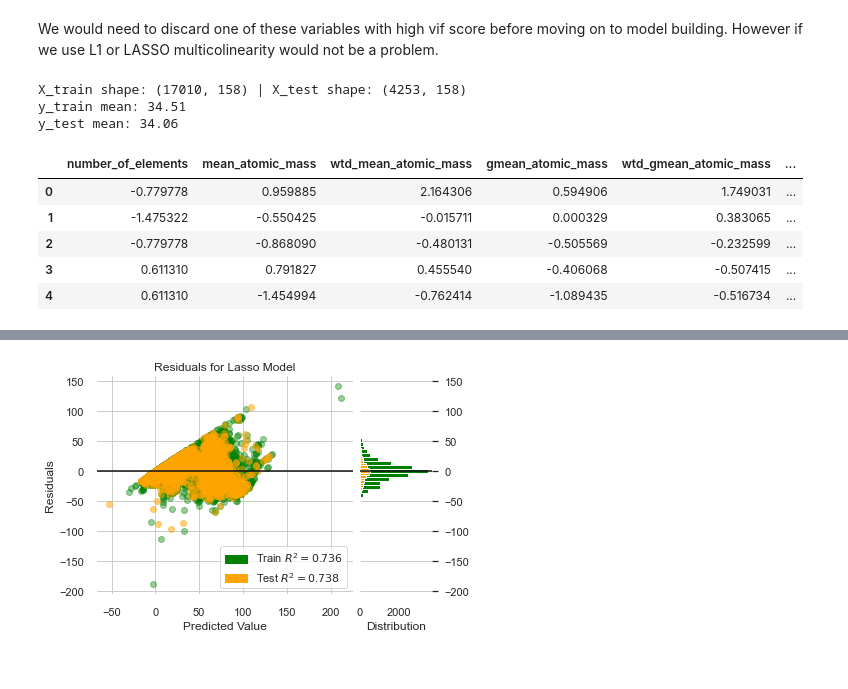
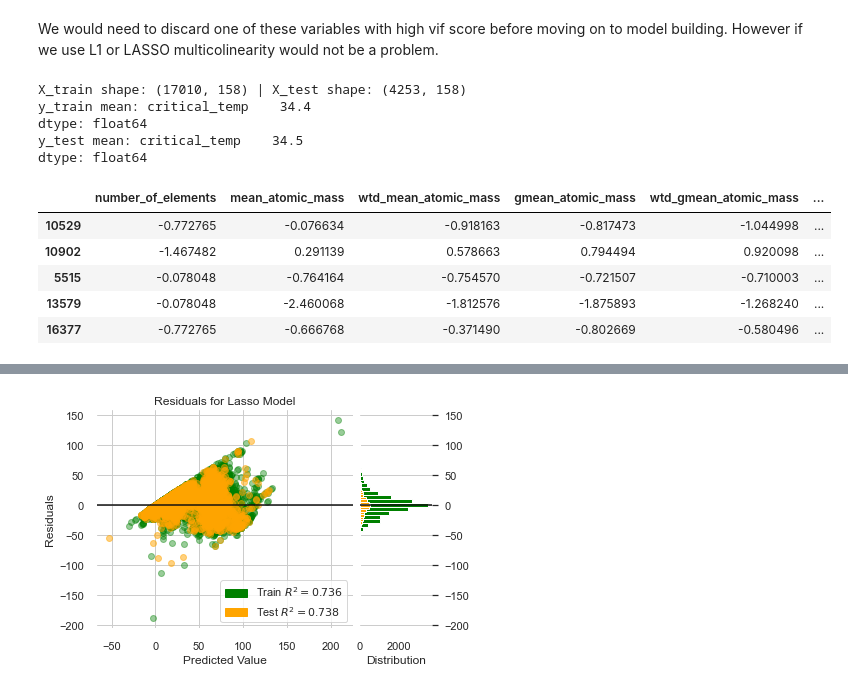
Before and after one commit to rajeshsk/QTW, a Jupyter notebook: CaseStudy1/noteBooks/Kris_updated_CaseStudy1_LinearRegression-Copy3.ipynb, the cells around one changed output, grey strips where cells are left out. Drawn from its saved outputs; the diff is of its cells as text; code cells hidden in the pictures.

```diff
--- a/CaseStudy1/noteBooks/Kris_updated_CaseStudy1_LinearRegression-Copy3.ipynb
+++ b/CaseStudy1/noteBooks/Kris_updated_CaseStudy1_LinearRegression-Copy3.ipynb
@@ -303,3 +263,6 @@ df_clean=df_clean.drop(['material'],axis=1)
+# %%
+#Remove all columns with only zeros
+df_clean = df.loc[:, (df != 0).any(axis=0)]
 # %%
 df_clean.head()
 # %% [output]
@@ -312,6 +298,6 @@ df_clean.head()
 # %%
-y = df_clean.iloc[::,-1]
-X=df_clean.loc[:,df_clean.columns!='critical_temp']
+y = df_clean.loc[:, df_clean.columns == 'critical_temp']
+X = df_clean.loc[:, df_clean.columns != 'critical_temp']
 # %%
 X.head()
 # %% [output]
@@ -397,11 +401,7 @@ print("y_train mean:", round(np.mean(y_train),2))
 print("y_test mean:", round(np.mean(y_test),2))
 # %% [output]
 X_train shape: (17010, 158) | X_test shape: (4253, 158)
-y_train mean: 34.51
-y_test mean: 34.06
+y_train mean: critical_temp    34.4
+dtype: float64
+y_test mean: critical_temp    34.5
+dtype: float64
-# %%
-scaler = StandardScaler()
-scaler.fit(X_train)
-
-x_train_scaled = scaler.transform(X_train) # scale the trainng data
-x_test_scaled = scaler.transform(X_test)
@@ -410,9 +410,18 @@ x_train_scaled = pd.DataFrame(x_train_scaled,columns=X.columns)
+# %%
+# Time to scale the data using Standard scaler
+
+X_train_scaled = scale_data(X_train)
+X_test_scaled = scale_data(X_test)
+
+# Cross validation splitter
+
+regularization_splitter = model_selection.KFold(n_splits=5, shuffle=True, random_state=1234)
 # %%
-x_train_scaled.head()
+X_train_scaled.head()
 # %% [output]
 |  | number_of_elements | mean_atomic_mass | wtd_mean_atomic_mass | gmean_atomic_mass | wtd_gmean_atomic_mass | ... |
-| 0 | -0.779778 | 0.959885 | 2.164306 | 0.594906 | 1.749031 | ... |
-| 1 | -1.475322 | -0.550425 | -0.015711 | 0.000329 | 0.383065 | ... |
-| 2 | -0.779778 | -0.868090 | -0.480131 | -0.505569 | -0.232599 | ... |
-| 3 | 0.611310 | 0.791827 | 0.455540 | -0.406068 | -0.507415 | ... |
-| 4 | 0.611310 | -1.454994 | -0.762414 | -1.089435 | -0.516734 | ... |
+| 10529 | -0.772765 | -0.076634 | -0.918163 | -0.817473 | -1.044998 | ... |
+| 10902 | -1.467482 | 0.291139 | 0.578663 | 0.794494 | 0.920098 | ... |
+| 5515 | -0.078048 | -0.764164 | -0.754570 | -0.721507 | -0.710003 | ... |
+| 13579 | -0.078048 | -2.460068 | -1.812576 | -1.875893 | -1.268240 | ... |
+| 16377 | -0.772765 | -0.666768 | -0.371490 | -0.802669 | -0.580496 | ... |
```
Also changed, not shown: parts of 66 cells of this notebook.
